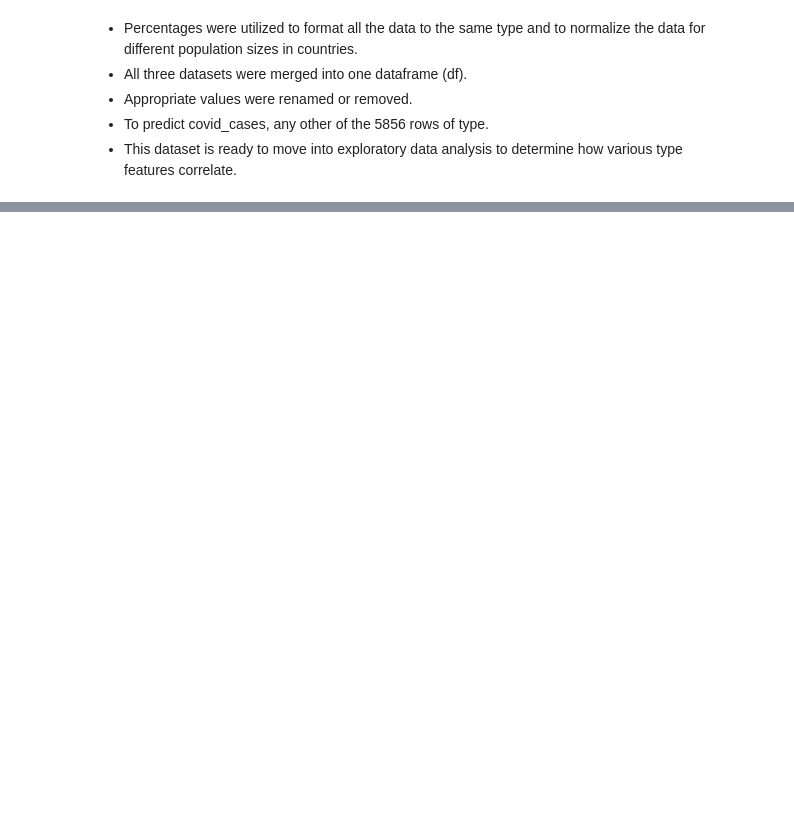
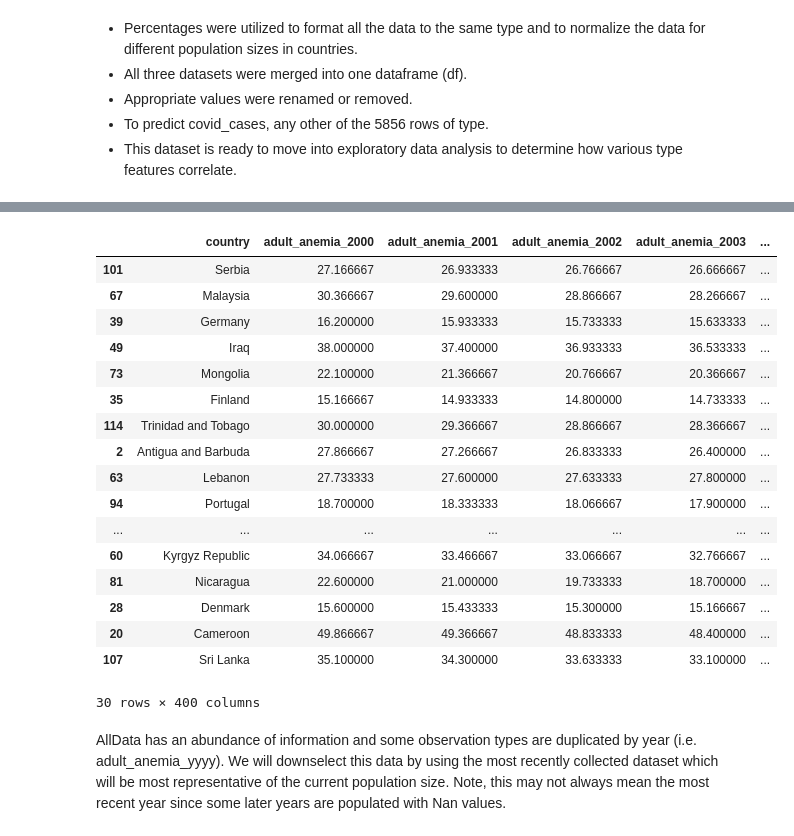
Before and after one commit to grykah/SBwork, a Jupyter notebook: Capstone2/AnalysisCode/DataWrangling/2.Capstone2_dataWrangling.ipynb, the cells around one changed output, grey strips where cells are left out. Drawn from its saved outputs; the diff is of its cells as text; code cells hidden in the pictures; blank space fills up the shorter version.

Commit message:
updated data wrangling
iterative step

```diff
--- a/Capstone2/AnalysisCode/DataWrangling/2.Capstone2_dataWrangling.ipynb
+++ b/Capstone2/AnalysisCode/DataWrangling/2.Capstone2_dataWrangling.ipynb
@@ -415,0 +425,26 @@ df.to_csv(dataOutPath, index = False)
+# %%
+# the CSV data files from the work done in R are in the data directory
+path = str(os.getcwd())
+dfall = pd.read_csv(path + '\\AllData.csv', encoding = 'ansi')
+dfall.sample(30)
+# %% [output]
+|  | country | adult_anemia_2000 | adult_anemia_2001 | adult_anemia_2002 | adult_anemia_2003 | ... |
+| 101 | Serbia | 27.166667 | 26.933333 | 26.766667 | 26.666667 | ... |
+| 67 | Malaysia | 30.366667 | 29.600000 | 28.866667 | 28.266667 | ... |
+| 39 | Germany | 16.200000 | 15.933333 | 15.733333 | 15.633333 | ... |
+| 49 | Iraq | 38.000000 | 37.400000 | 36.933333 | 36.533333 | ... |
+| 73 | Mongolia | 22.100000 | 21.366667 | 20.766667 | 20.366667 | ... |
+| 35 | Finland | 15.166667 | 14.933333 | 14.800000 | 14.733333 | ... |
+| 114 | Trinidad and Tobago | 30.000000 | 29.366667 | 28.866667 | 28.366667 | ... |
+| 2 | Antigua and Barbuda | 27.866667 | 27.266667 | 26.833333 | 26.400000 | ... |
+| 63 | Lebanon | 27.733333 | 27.600000 | 27.633333 | 27.800000 | ... |
+| 94 | Portugal | 18.700000 | 18.333333 | 18.066667 | 17.900000 | ... |
+| ... | ... | ... | ... | ... | ... | ... |
+| 60 | Kyrgyz Republic | 34.066667 | 33.466667 | 33.066667 | 32.766667 | ... |
+| 81 | Nicaragua | 22.600000 | 21.000000 | 19.733333 | 18.700000 | ... |
+| 28 | Denmark | 15.600000 | 15.433333 | 15.300000 | 15.166667 | ... |
+| 20 | Cameroon | 49.866667 | 49.366667 | 48.833333 | 48.400000 | ... |
+| 107 | Sri Lanka | 35.100000 | 34.300000 | 33.633333 | 33.100000 | ... |
+30 rows × 400 columns
+# %% [markdown]
+AllData has an abundance of information and some observation types are duplicated by year (i.e. adult_anemia_yyyy).  We will downselect this data by using the most recently collected dataset which will be most representative of the current population size.  Note, this may not always mean the most recent year since some later years are populated with Nan values.
```
Also changed, not shown: parts of 9 cells of this notebook.
